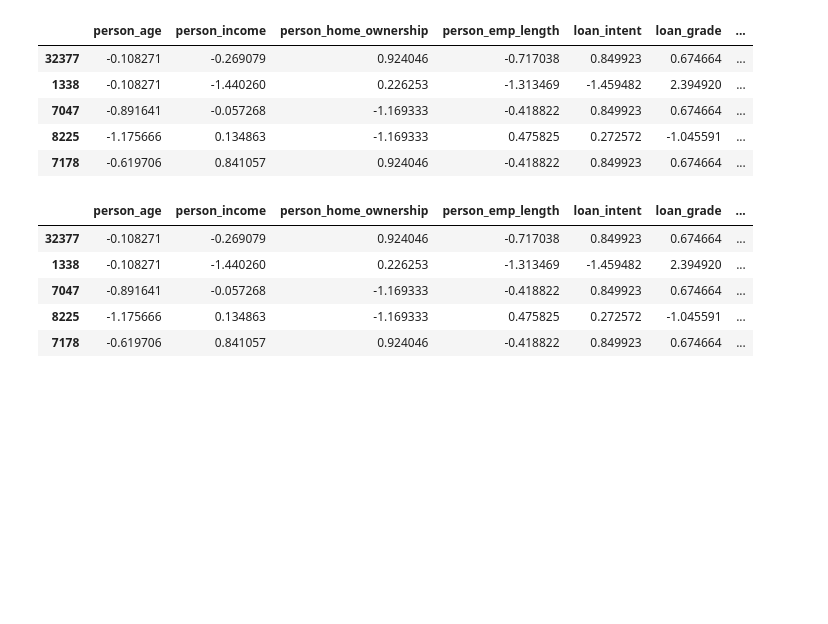
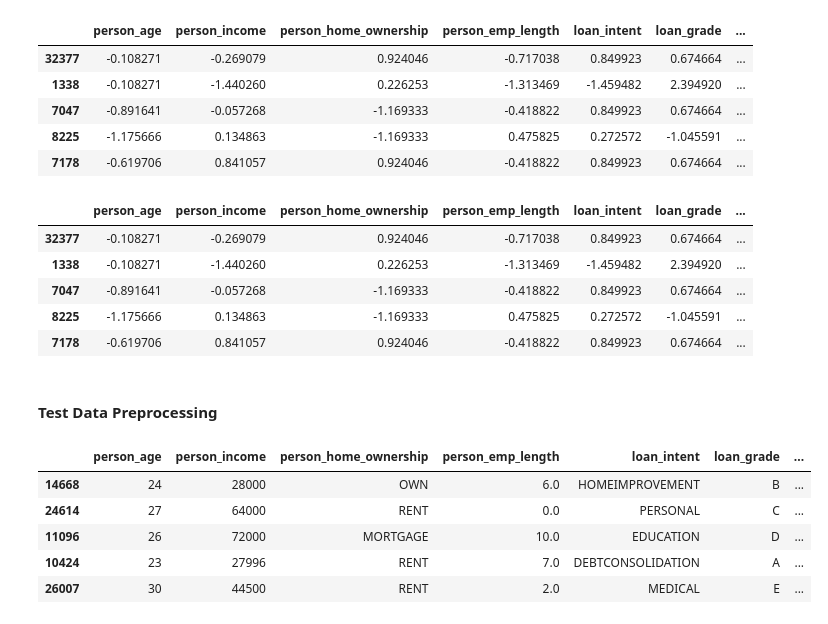
Before and after one commit to Prithvi2310/Loan-Approval-Prediction, a Jupyter notebook: ipynb files/Feature-Engineering.ipynb, the cells around one changed output. Saved outputs shown, nothing was run; the diff lists cells and outputs as text; code cells hidden in the pictures; blank space fills up the shorter version.

```diff
--- a/ipynb files/Feature-Engineering.ipynb
+++ b/ipynb files/Feature-Engineering.ipynb
@@ -338,3 +329,14 @@ train_data.head()
 | 7178 | -0.619706 | 0.841057 | 0.924046 | -0.418822 | 0.849923 | 0.674664 | ... |
 # %%
 train_data.to_csv('../Data/data-created/train_data_preprocessed.csv',index=False)
+# %% [markdown]
+#### Test Data Preprocessing
+# %%
+test_data.head()
+# %% [output]
+|  | person_age | person_income | person_home_ownership | person_emp_length | loan_intent | loan_grade | ... |
+| 14668 | 24 | 28000 | OWN | 6.0 | HOMEIMPROVEMENT | B | ... |
+| 24614 | 27 | 64000 | RENT | 0.0 | PERSONAL | C | ... |
+| 11096 | 26 | 72000 | MORTGAGE | 10.0 | EDUCATION | D | ... |
+| 10424 | 23 | 27996 | RENT | 7.0 | DEBTCONSOLIDATION | A | ... |
+| 26007 | 30 | 44500 | RENT | 2.0 | MEDICAL | E | ... |
```
Also changed, not shown: parts of 20 cells of this notebook.
